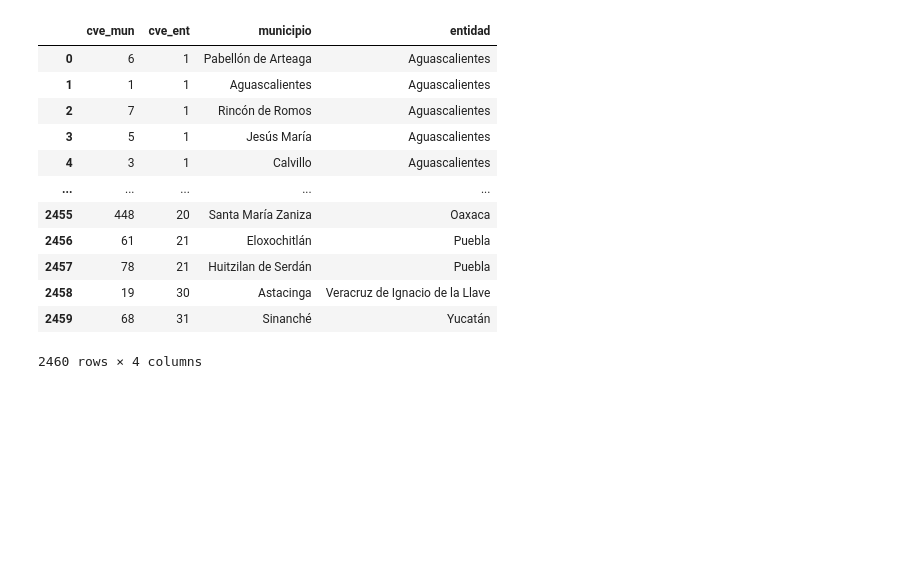
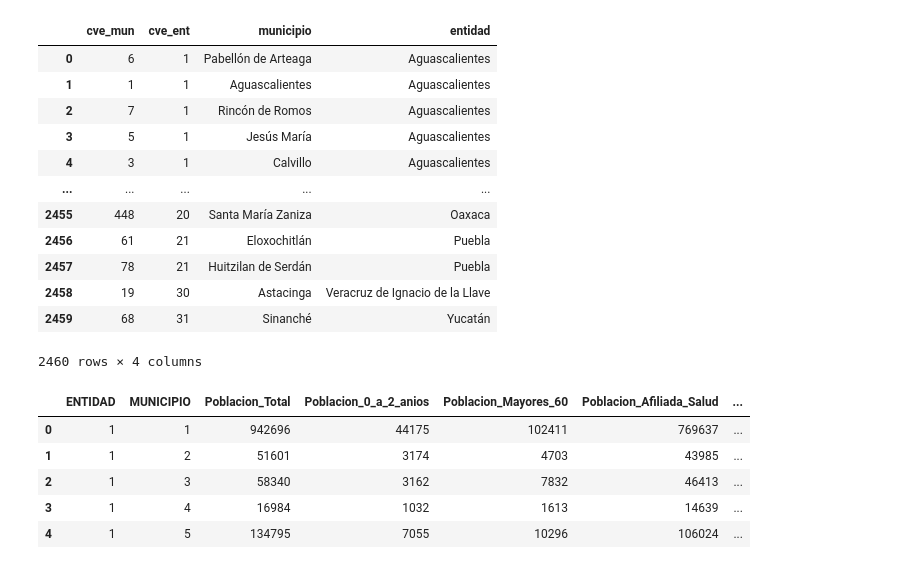
Before and after one commit to mellamanelpoeta/dataton, a Jupyter notebook: Python/01_tam.ipynb, the cells around one changed output. Cells and saved outputs as stored; diff of their text form; code cells hidden in the pictures; blank space fills up the shorter version.

```diff
--- a/Python/01_tam.ipynb
+++ b/Python/01_tam.ipynb
@@ -109,3 +110,13 @@ df_mapeo
 df_tam = df_mapeo.copy()
 df_demo = grouped_sum_df.copy()
 df_granular = grouped_df.copy()
+# %%
+df_demo_reset = df_demo.reset_index()
+df_demo_reset.head()
+# %% [output]
+|  | ENTIDAD | MUNICIPIO | Poblacion_Total | Poblacion_0_a_2_anios | Poblacion_Mayores_60 | Poblacion_Afiliada_Salud | ... |
+| 0 | 1 | 1 | 942696 | 44175 | 102411 | 769637 | ... |
+| 1 | 1 | 2 | 51601 | 3174 | 4703 | 43985 | ... |
+| 2 | 1 | 3 | 58340 | 3162 | 7832 | 46413 | ... |
+| 3 | 1 | 4 | 16984 | 1032 | 1613 | 14639 | ... |
+| 4 | 1 | 5 | 134795 | 7055 | 10296 | 106024 | ... |
```
Also changed, not shown: parts of 6 cells of this notebook.
